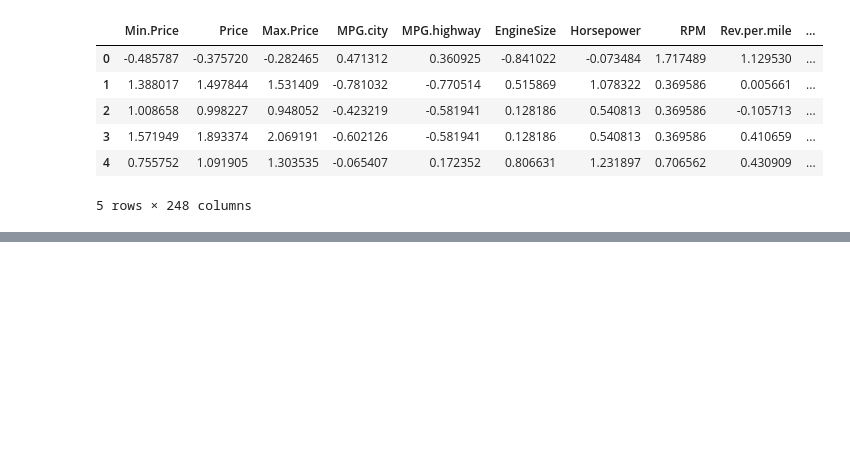
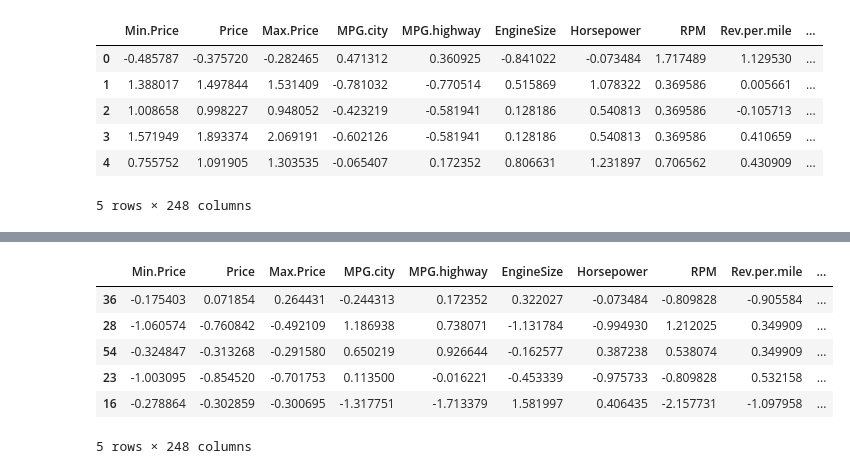
Before and after one commit to Aboli-2002/Machine_Learning, a Jupyter notebook: P2 MLR Preprocessing/Preprocessing.ipynb, the cells around one changed output, grey strips where cells are left out. Drawn from its saved outputs; the diff is of its cells as text; code cells hidden in the pictures; blank space fills up the shorter version.

```diff
--- a/P2 MLR Preprocessing/Preprocessing.ipynb
+++ b/P2 MLR Preprocessing/Preprocessing.ipynb
@@ -332,0 +377,10 @@ X_pre.head()
+# %%
+xtest.head()
+# %% [output]
+|  | Min.Price | Price | Max.Price | MPG.city | MPG.highway | EngineSize | Horsepower | RPM | Rev.per.mile | ... |
+| 36 | -0.175403 | 0.071854 | 0.264431 | -0.244313 | 0.172352 | 0.322027 | -0.073484 | -0.809828 | -0.905584 | ... |
+| 28 | -1.060574 | -0.760842 | -0.492109 | 1.186938 | 0.738071 | -1.131784 | -0.994930 | 1.212025 | 0.349909 | ... |
+| 54 | -0.324847 | -0.313268 | -0.291580 | 0.650219 | 0.926644 | -0.162577 | 0.387238 | 0.538074 | 0.349909 | ... |
+| 23 | -1.003095 | -0.854520 | -0.701753 | 0.113500 | -0.016221 | -0.453339 | -0.975733 | -0.809828 | 0.532158 | ... |
+| 16 | -0.278864 | -0.302859 | -0.300695 | -1.317751 | -1.713379 | 1.581997 | 0.406435 | -2.157731 | -1.097958 | ... |
+5 rows × 248 columns
```
Also changed, not shown: parts of 58 cells of this notebook, 4 other files.
